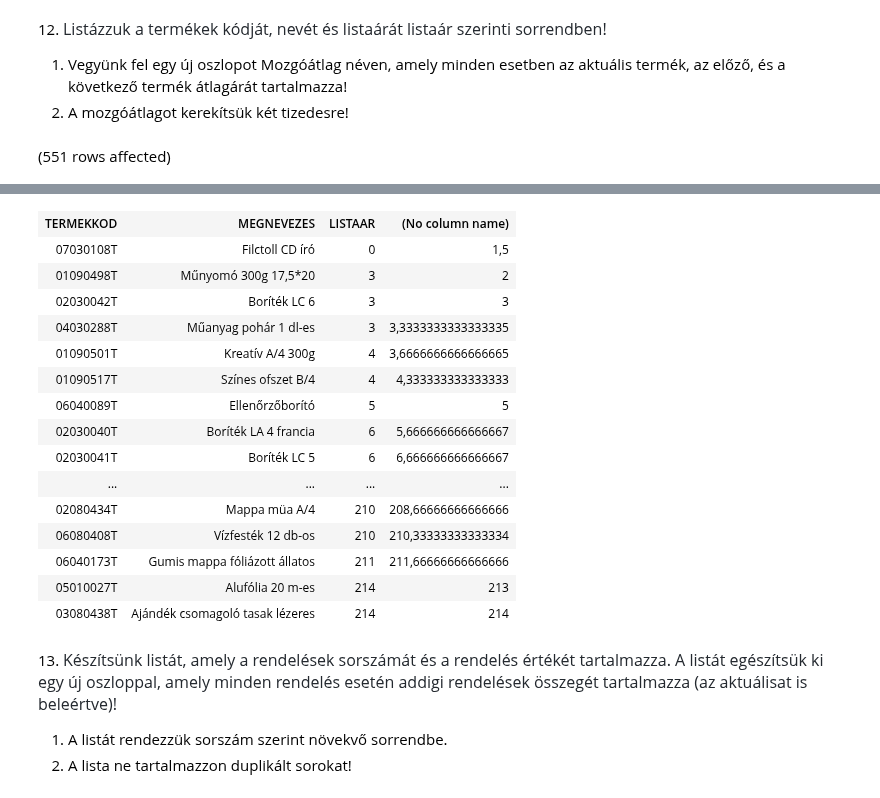
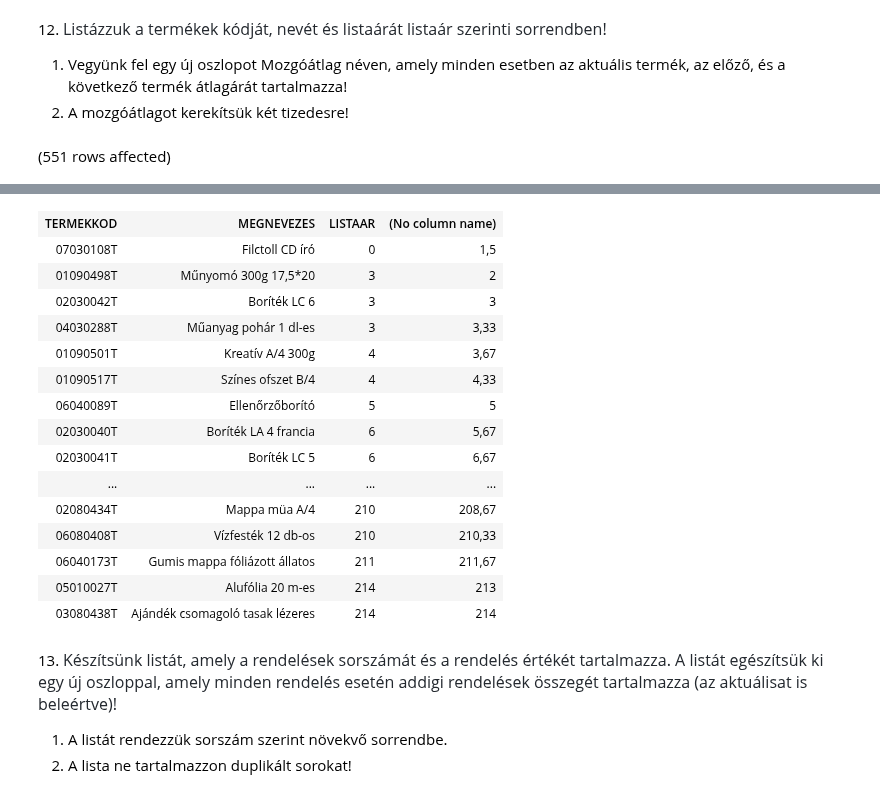
Before and after one commit to MedSzabolcs/SQL_G02, a Jupyter notebook: gyakorlat05_feladatok.ipynb, the cells around one changed output, grey strips where cells are left out. Saved outputs shown, nothing was run; the diff lists cells and outputs as text; code cells hidden in the pictures.

```diff
--- a/gyakorlat05_feladatok.ipynb
+++ b/gyakorlat05_feladatok.ipynb
@@ -209,7 +208,7 @@ SELECT TERMEKKOD,
        MEGNEVEZES,
        LISTAAR,
        --mozgóátlag
-       AVG(LISTAAR) OVER (ORDER BY LISTAAR ROWS BETWEEN 1 PRECEDING AND 1 FOLLOWING)
+       Round(AVG(LISTAAR) OVER (ORDER BY LISTAAR ROWS BETWEEN 1 PRECEDING AND 1 FOLLOWING), 2)
 FROM Termek
 # %% [output]
 (551 rows affected)
@@ -217,17 +216,17 @@ Total execution time: 00:00:00.014
 | TERMEKKOD | MEGNEVEZES | LISTAAR | (No column name) |
 | 07030108T | Filctoll CD író | 0 | 1,5 |
 | 01090498T | Műnyomó 300g 17,5*20 | 3 | 2 |
 | 02030042T | Boríték LC 6 | 3 | 3 |
-| 04030288T | Műanyag pohár 1 dl-es | 3 | 3,3333333333333335 |
-| 01090501T | Kreatív A/4 300g | 4 | 3,6666666666666665 |
-| 01090517T | Színes ofszet B/4 | 4 | 4,333333333333333 |
+| 04030288T | Műanyag pohár 1 dl-es | 3 | 3,33 |
+| 01090501T | Kreatív A/4 300g | 4 | 3,67 |
+| 01090517T | Színes ofszet B/4 | 4 | 4,33 |
 | 06040089T | Ellenőrzőborító | 5 | 5 |
-| 02030040T | Boríték LA 4 francia | 6 | 5,666666666666667 |
-| 02030041T | Boríték LC 5 | 6 | 6,666666666666667 |
+| 02030040T | Boríték LA 4 francia | 6 | 5,67 |
+| 02030041T | Boríték LC 5 | 6 | 6,67 |
 | ... | ... | ... | ... |
-| 02080434T | Mappa müa A/4 | 210 | 208,66666666666666 |
-| 06080408T | Vízfesték 12 db-os | 210 | 210,33333333333334 |
-| 06040173T | Gumis mappa fóliázott állatos | 211 | 211,66666666666666 |
+| 02080434T | Mappa müa A/4 | 210 | 208,67 |
+| 06080408T | Vízfesték 12 db-os | 210 | 210,33 |
+| 06040173T | Gumis mappa fóliázott állatos | 211 | 211,67 |
 | 05010027T | Alufólia 20 m-es | 214 | 213 |
 | 03080438T | Ajándék csomagoló tasak lézeres | 214 | 214 |
 # %% [markdown]
```
Also changed, not shown: parts of 4 cells of this notebook.
